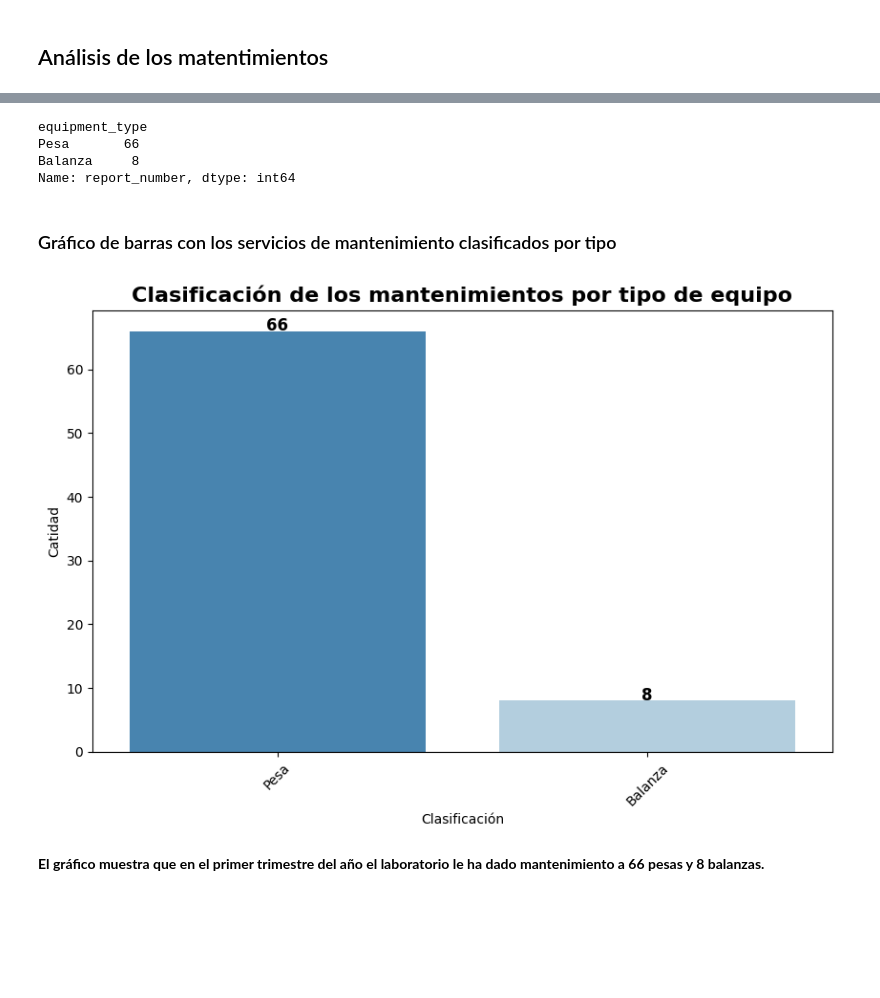
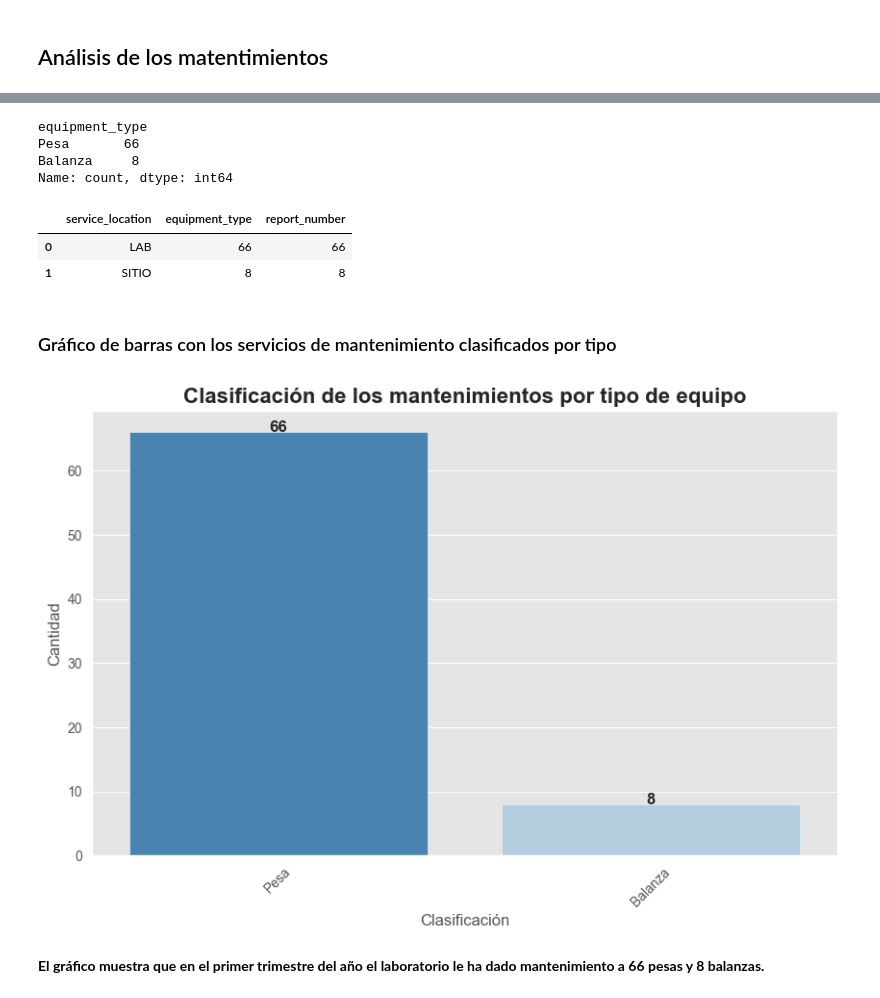
Before and after one commit to MiguelOscar-Insco/data-INSCO-hub, a Jupyter notebook: notebooks/mod_tecnico/lab_mass.ipynb, the cells around one changed output, grey strips where cells are left out. Cells and saved outputs as stored; diff of their text form; code cells hidden in the pictures; blank space fills up the shorter version.

```diff
--- a/notebooks/mod_tecnico/lab_mass.ipynb
+++ b/notebooks/mod_tecnico/lab_mass.ipynb
@@ -35,3 +31,8 @@ masa = pd.read_excel('/home/miguel-oscar/Projects/data-INSCO-hub/data/raw/masa.x
+# %%
+# Import data
+# Import data from Excel files
+url = "https://raw.githubusercontent.com/MiguelOscar-Insco/data-INSCO-hub/main/data/raw/masa_25.xlsx"
+masa = pd.read_excel(url)
 # %%
 # Resumen estadístico de la tabla
 masa.describe()
@@ -188,37 +229,47 @@ mass_maintenance
 # %%
 # Contamos la cantidad de reportes por tipo de equipo
-maintenance_per_type = mass_maintenance.groupby('equipment_type')['report_number'].count().sort_values(ascending=False)
-maintenance_per_type
+mass_maintenance['equipment_type'].value_counts()
 # %% [output]
 equipment_type
 Pesa       66
 Balanza     8
-Name: report_number, dtype: int64
+Name: count, dtype: int64
+# %%
+loc_eq = (mass_maintenance.groupby('service_location')[['equipment_type', 'report_number']]
+         .count()
+        .reset_index()
+
+        )
+loc_eq
+# %% [output]
+|  | service_location | equipment_type | report_number |
+| 0 | LAB | 66 | 66 |
+| 1 | SITIO | 8 | 8 |
 # %% [markdown]
 ### Gráfico de barras con los servicios de mantenimiento clasificados por tipo
 # %%
 # Crear figura
 plt.figure(figsize=(10, 6))
 
 # Gráfico de barras con Seaborn
 ax = sns.barplot(x=maintenance_per_type.index, y=maintenance_per_type.values, hue=maintenance_per_type.index, palette='Blues_r', legend=False)
 
 # Rotar etiquetas del eje X
 plt.xticks(rotation=45)
 
 # Etiquetas de los ejes
 plt.xlabel('Clasificación')
-plt.ylabel('Catidad')
+plt.ylabel('Cantidad')
 plt.title('Clasificación de los mantenimientos por tipo de equipo', fontsize=16, fontweight='bold')
 
 # Agregar etiquetas en las barras
 for i, v in enumerate(maintenance_per_type.values):
     ax.text(i, v + 0.05, str(v), ha='center', fontsize=12, fontweight='bold')
 
 # Mostrar gráfico
 plt.show()
 # %% [output]
-[figure, old version]
+[figure, new version]
 # %% [markdown]
 **El gráfico muestra que en el primer trimestre del año el laboratorio le ha dado mantenimiento a 66 pesas y 8 balanzas.**
 # %% [markdown]
```
Also changed, not shown: parts of 88 cells of this notebook, 12 other files.
